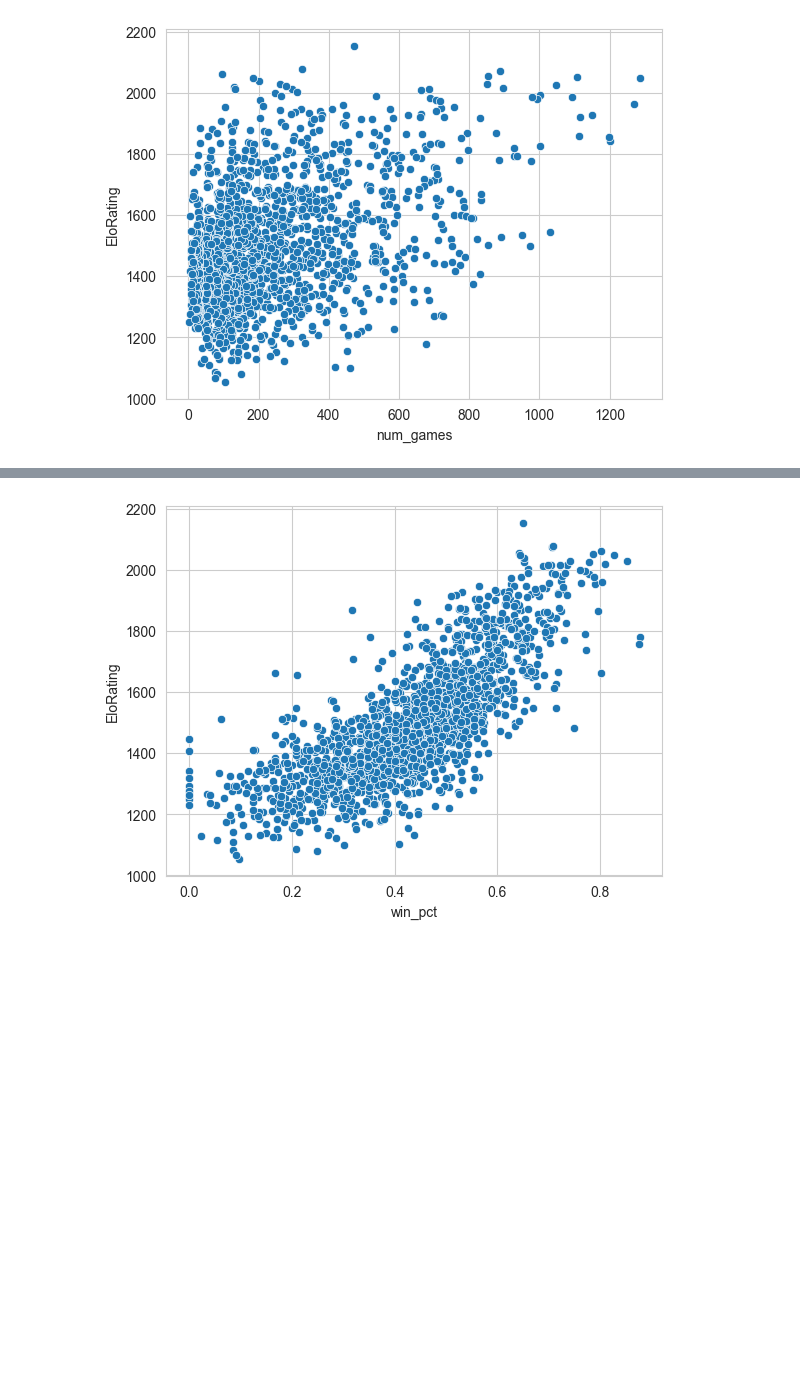
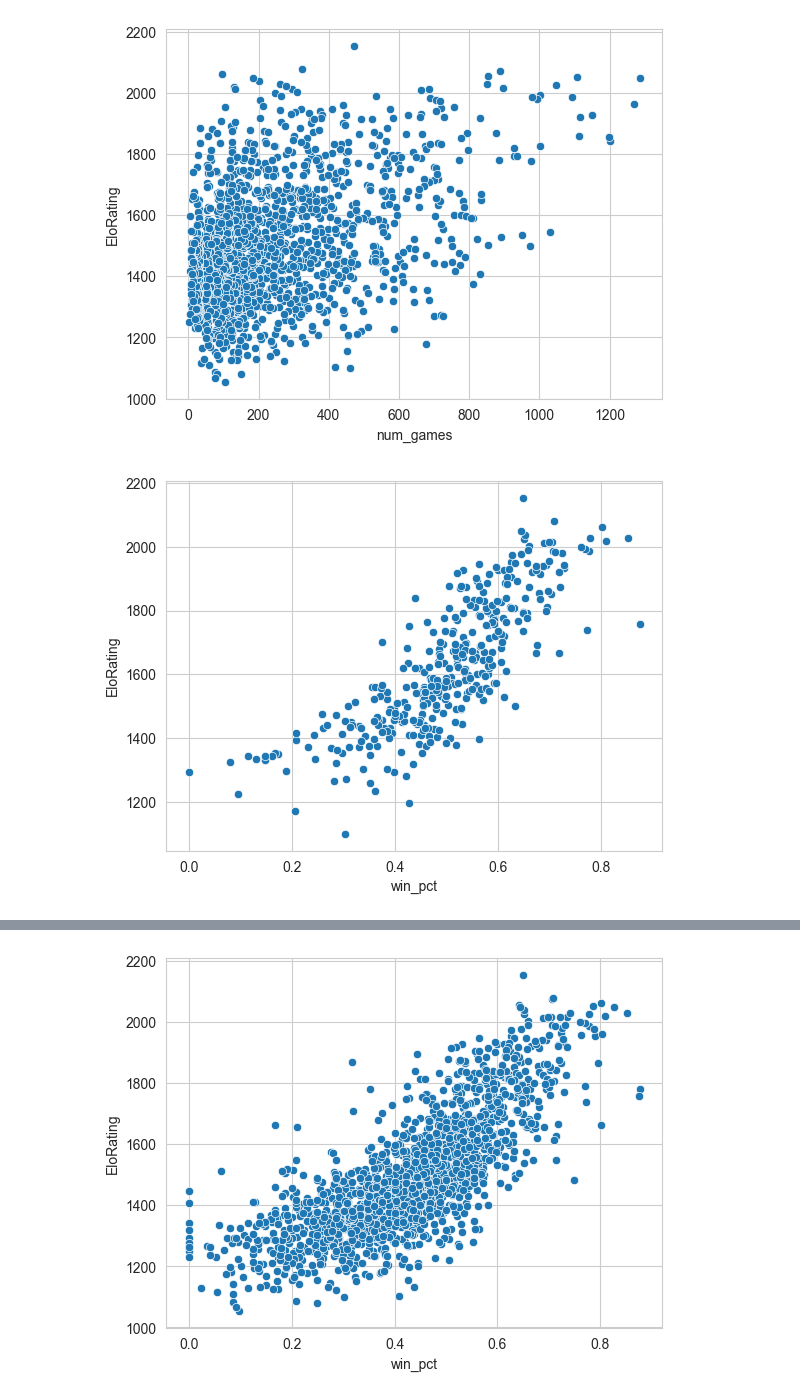
Before and after one commit to fantasy2fry/march-ml-madness-2025, a Jupyter notebook: src/fantasy2fry/eda.ipynb, the cells around one changed output, grey strips where cells are left out. Drawn from its saved outputs; the diff is of its cells as text; code cells hidden in the pictures; blank space fills up the shorter version.

Commit message:
add 2 plots for elo system

```diff
--- a/src/fantasy2fry/eda.ipynb
+++ b/src/fantasy2fry/eda.ipynb
@@ -511,3 +511,8 @@ sns.scatterplot(data=coach_stats, x='num_games', y='EloRating')
 plt.show()
 # %% [output]
 [figure]
+# %%
+sns.scatterplot(data=coach_stats[coach_stats['last_season']==2025], x='win_pct', y='EloRating')
+plt.show()
+# %% [output]
+[figure, added]
```
Also changed, not shown: parts of 1 cell of this notebook.
